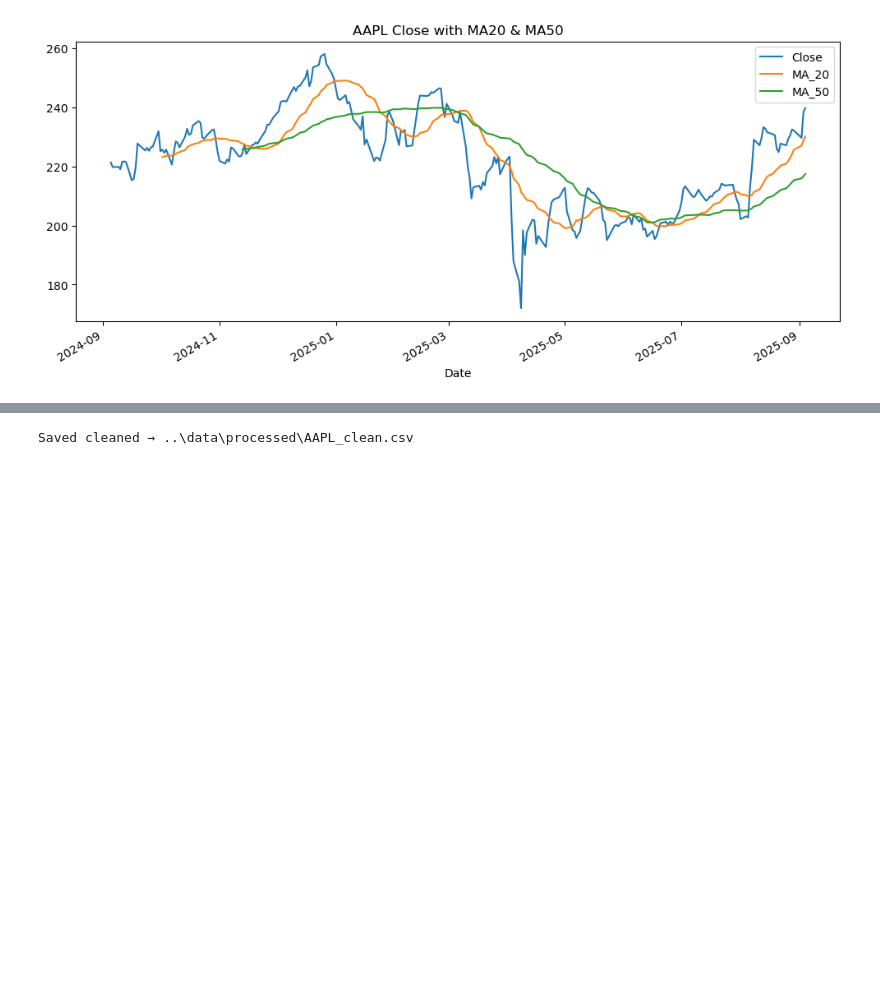
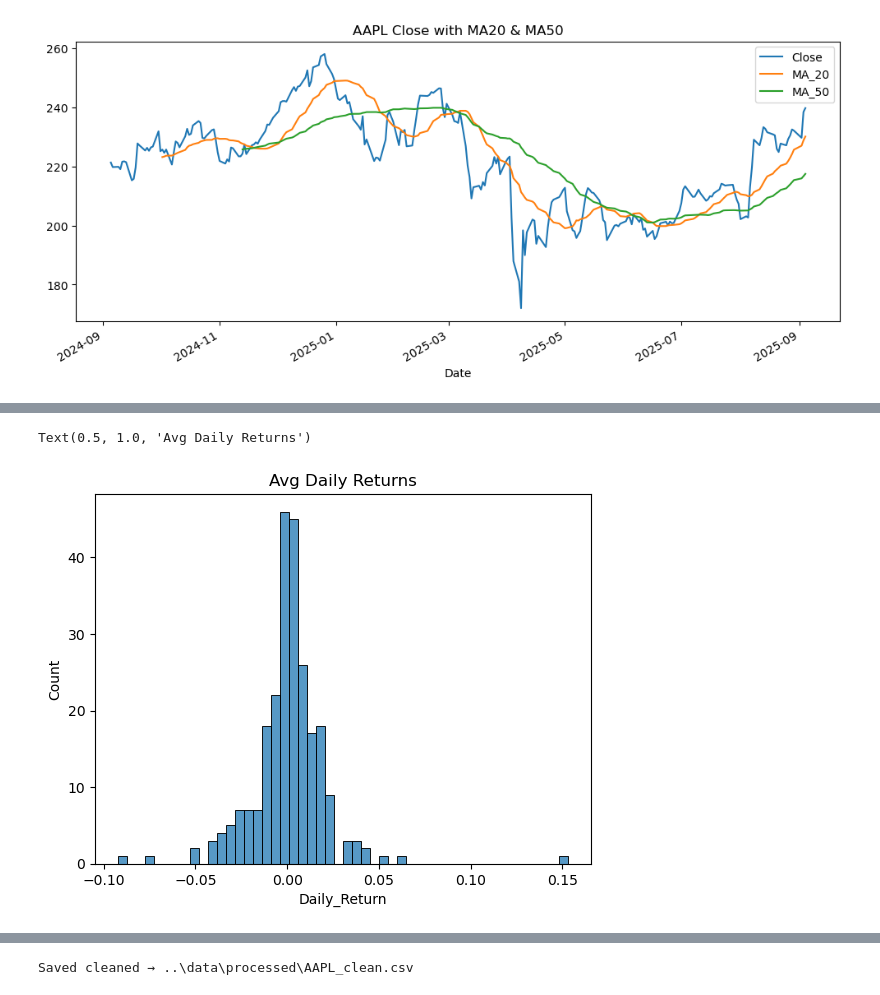
Before and after one commit to JayBro45/stock-forecast-app, a Jupyter notebook: notebooks/01_eda.ipynb, the cells around one changed output, grey strips where cells are left out. Drawn from its saved outputs; the diff is of its cells as text; code cells hidden in the pictures; blank space fills up the shorter version.

```diff
--- a/notebooks/01_eda.ipynb
+++ b/notebooks/01_eda.ipynb
@@ -116,0 +122,7 @@ plt.show()
+# %%
+import seaborn as sns
+sns.histplot(df['Daily_Return'], bins=50)
+plt.title("Avg Daily Returns")
+# %% [output]
+Text(0.5, 1.0, 'Avg Daily Returns')
+[figure, added]
```
Also changed, not shown: parts of 5 cells of this notebook, 1 other file.
